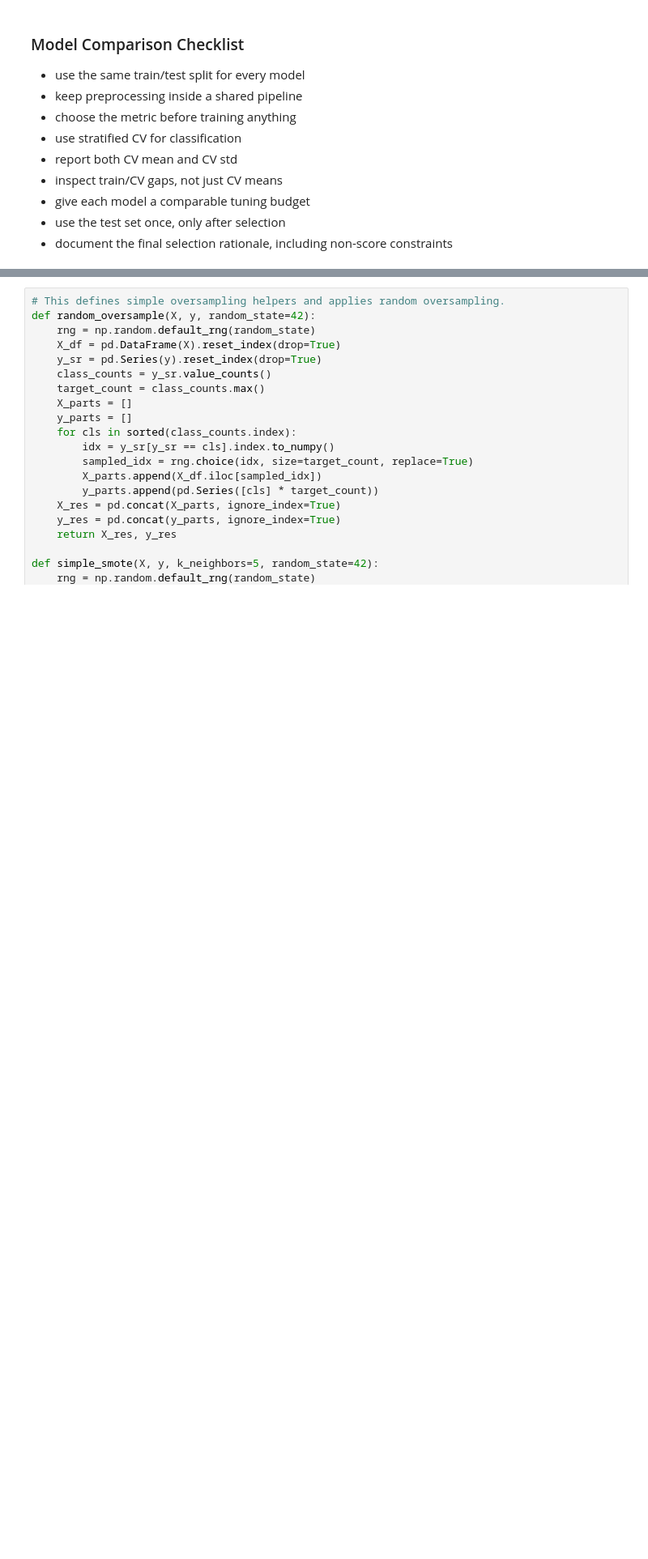
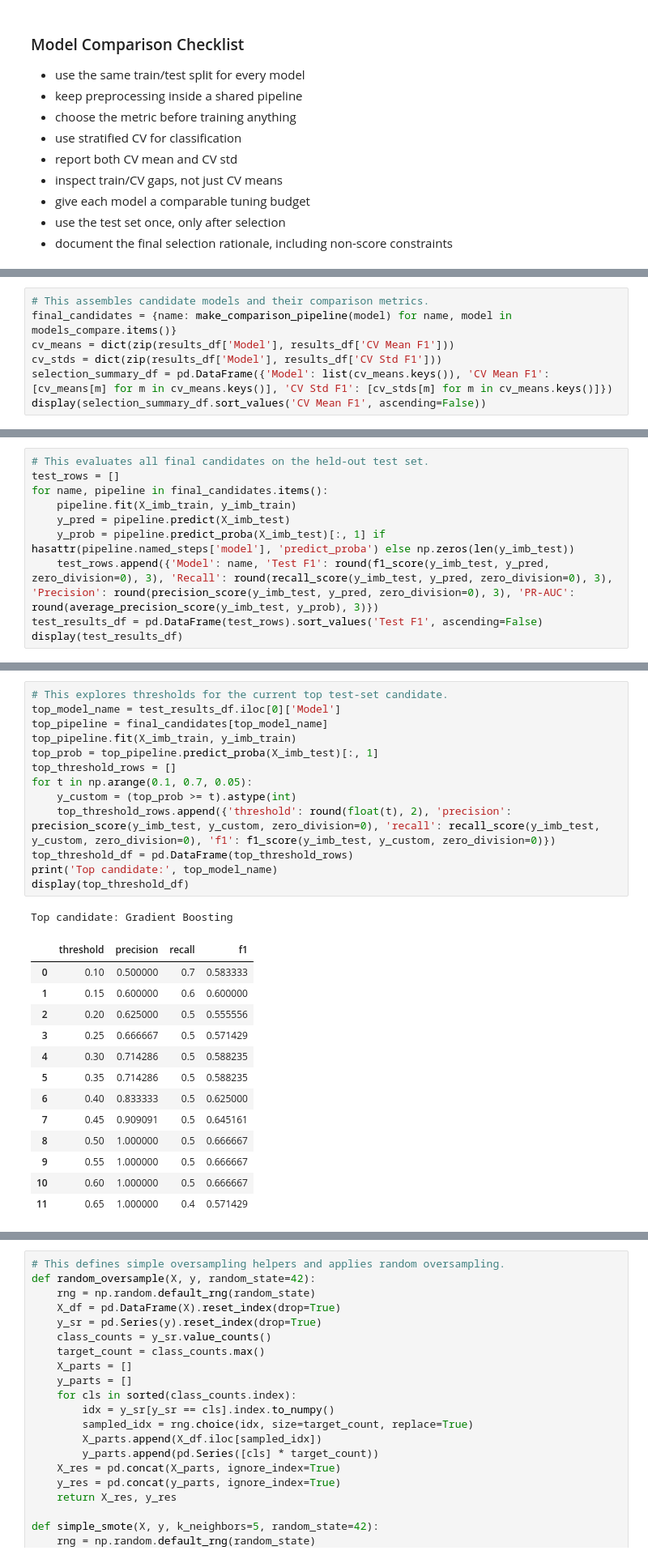
Before and after one commit to kalviumcommunity/S66-0426-Niru-FloodRisk-MachineLearning, a Jupyter notebook: notebooks/complete_project_workflow.ipynb, the cells around one changed output, grey strips where cells are left out. Shown at 81% size. Cells and saved outputs as stored; diff of their text form; blank space fills up the shorter version.

Commit message:
Add final model selection notebook lesson

```diff
--- a/notebooks/complete_project_workflow.ipynb
+++ b/notebooks/complete_project_workflow.ipynb
@@ -2035,0 +2033,7 @@ Key rule:
+# %%
+# This assembles candidate models and their comparison metrics.
+final_candidates = {name: make_comparison_pipeline(model) for name, model in models_compare.items()}
+cv_means = dict(zip(results_df['Model'], results_df['CV Mean F1']))
+cv_stds = dict(zip(results_df['Model'], results_df['CV Std F1']))
+selection_summary_df = pd.DataFrame({'Model': list(cv_means.keys()), 'CV Mean F1': [cv_means[m] for m in cv_means.keys()], 'CV Std F1': [cv_stds[m] for m in cv_means.keys()]})
+display(selection_summary_df.sort_values('CV Mean F1', ascending=False))
@@ -2035,0 +2065,10 @@ Key rule:
+# %%
+# This evaluates all final candidates on the held-out test set.
+test_rows = []
+for name, pipeline in final_candidates.items():
+    pipeline.fit(X_imb_train, y_imb_train)
+    y_pred = pipeline.predict(X_imb_test)
+    y_prob = pipeline.predict_proba(X_imb_test)[:, 1] if hasattr(pipeline.named_steps['model'], 'predict_proba') else np.zeros(len(y_imb_test))
+    test_rows.append({'Model': name, 'Test F1': round(f1_score(y_imb_test, y_pred, zero_division=0), 3), 'Recall': round(recall_score(y_imb_test, y_pred, zero_division=0), 3), 'Precision': round(precision_score(y_imb_test, y_pred, zero_division=0), 3), 'PR-AUC': round(average_precision_score(y_imb_test, y_prob), 3)})
+test_results_df = pd.DataFrame(test_rows).sort_values('Test F1', ascending=False)
+display(test_results_df)
@@ -2035,0 +2086,28 @@ Key rule:
+# %%
+# This explores thresholds for the current top test-set candidate.
+top_model_name = test_results_df.iloc[0]['Model']
+top_pipeline = final_candidates[top_model_name]
+top_pipeline.fit(X_imb_train, y_imb_train)
+top_prob = top_pipeline.predict_proba(X_imb_test)[:, 1]
+top_threshold_rows = []
+for t in np.arange(0.1, 0.7, 0.05):
+    y_custom = (top_prob >= t).astype(int)
+    top_threshold_rows.append({'threshold': round(float(t), 2), 'precision': precision_score(y_imb_test, y_custom, zero_division=0), 'recall': recall_score(y_imb_test, y_custom, zero_division=0), 'f1': f1_score(y_imb_test, y_custom, zero_division=0)})
+top_threshold_df = pd.DataFrame(top_threshold_rows)
+print('Top candidate:', top_model_name)
+display(top_threshold_df)
+# %% [output]
+Top candidate: Gradient Boosting
+|  | threshold | precision | recall | f1 |
+| 0 | 0.10 | 0.500000 | 0.7 | 0.583333 |
+| 1 | 0.15 | 0.600000 | 0.6 | 0.600000 |
+| 2 | 0.20 | 0.625000 | 0.5 | 0.555556 |
+| 3 | 0.25 | 0.666667 | 0.5 | 0.571429 |
+| 4 | 0.30 | 0.714286 | 0.5 | 0.588235 |
+| 5 | 0.35 | 0.714286 | 0.5 | 0.588235 |
+| 6 | 0.40 | 0.833333 | 0.5 | 0.625000 |
+| 7 | 0.45 | 0.909091 | 0.5 | 0.645161 |
+| 8 | 0.50 | 1.000000 | 0.5 | 0.666667 |
+| 9 | 0.55 | 1.000000 | 0.5 | 0.666667 |
+| 10 | 0.60 | 1.000000 | 0.5 | 0.666667 |
+| 11 | 0.65 | 1.000000 | 0.4 | 0.571429 |
```
Also changed, not shown: parts of 9 cells of this notebook.
